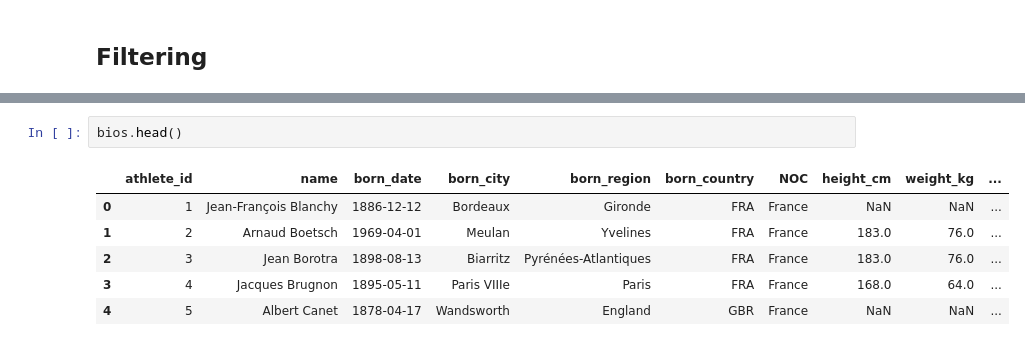
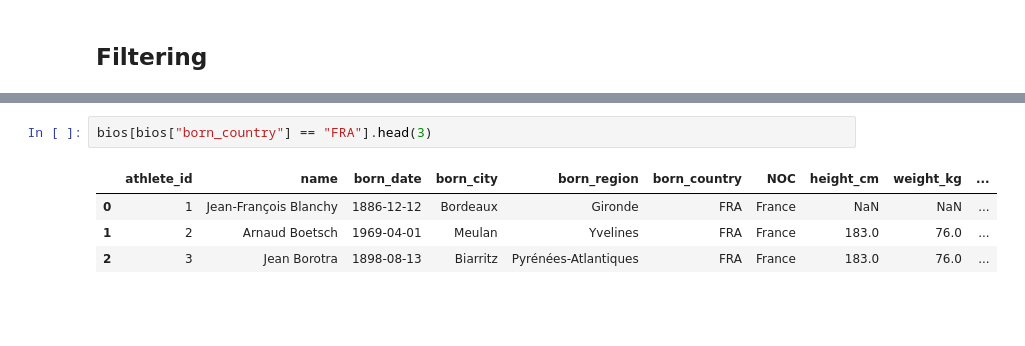
Before and after one commit to Leonardocordoni/pandas-practice, a Jupyter notebook: leo_practice.ipynb, the cells around one changed output, grey strips where cells are left out. Saved outputs shown, nothing was run; the diff lists cells and outputs as text; blank space fills up the shorter version.

```diff
--- a/leo_practice.ipynb
+++ b/leo_practice.ipynb
@@ -113,11 +113,9 @@ bios.loc[bios["height_cm"] == 135]
 | 28762 | 28976 | Choi Myong-Hui | 1966-06-13 | NaN | NaN | NaN | Democratic People's Republic of K... | 135.0 | 25.0 | ... |
 | 101552 | 102450 | Jana Labáková | 1966-01-26 | Detva | Banská Bystrica | SVK | Czechoslovakia | 135.0 | 34.0 | ... |
 # %%
-bios.head()
+bios[bios["born_country"] == "FRA"].head(3)
 # %% [output]
 |  | athlete_id | name | born_date | born_city | born_region | born_country | NOC | height_cm | weight_kg | ... |
 | 0 | 1 | Jean-François Blanchy | 1886-12-12 | Bordeaux | Gironde | FRA | France | NaN | NaN | ... |
 | 1 | 2 | Arnaud Boetsch | 1969-04-01 | Meulan | Yvelines | FRA | France | 183.0 | 76.0 | ... |
 | 2 | 3 | Jean Borotra | 1898-08-13 | Biarritz | Pyrénées-Atlantiques | FRA | France | 183.0 | 76.0 | ... |
-| 3 | 4 | Jacques Brugnon | 1895-05-11 | Paris VIIIe | Paris | FRA | France | 168.0 | 64.0 | ... |
-| 4 | 5 | Albert Canet | 1878-04-17 | Wandsworth | England | GBR | France | NaN | NaN | ... |
```
Also changed, not shown: parts of 10 cells of this notebook, 2 other files.
